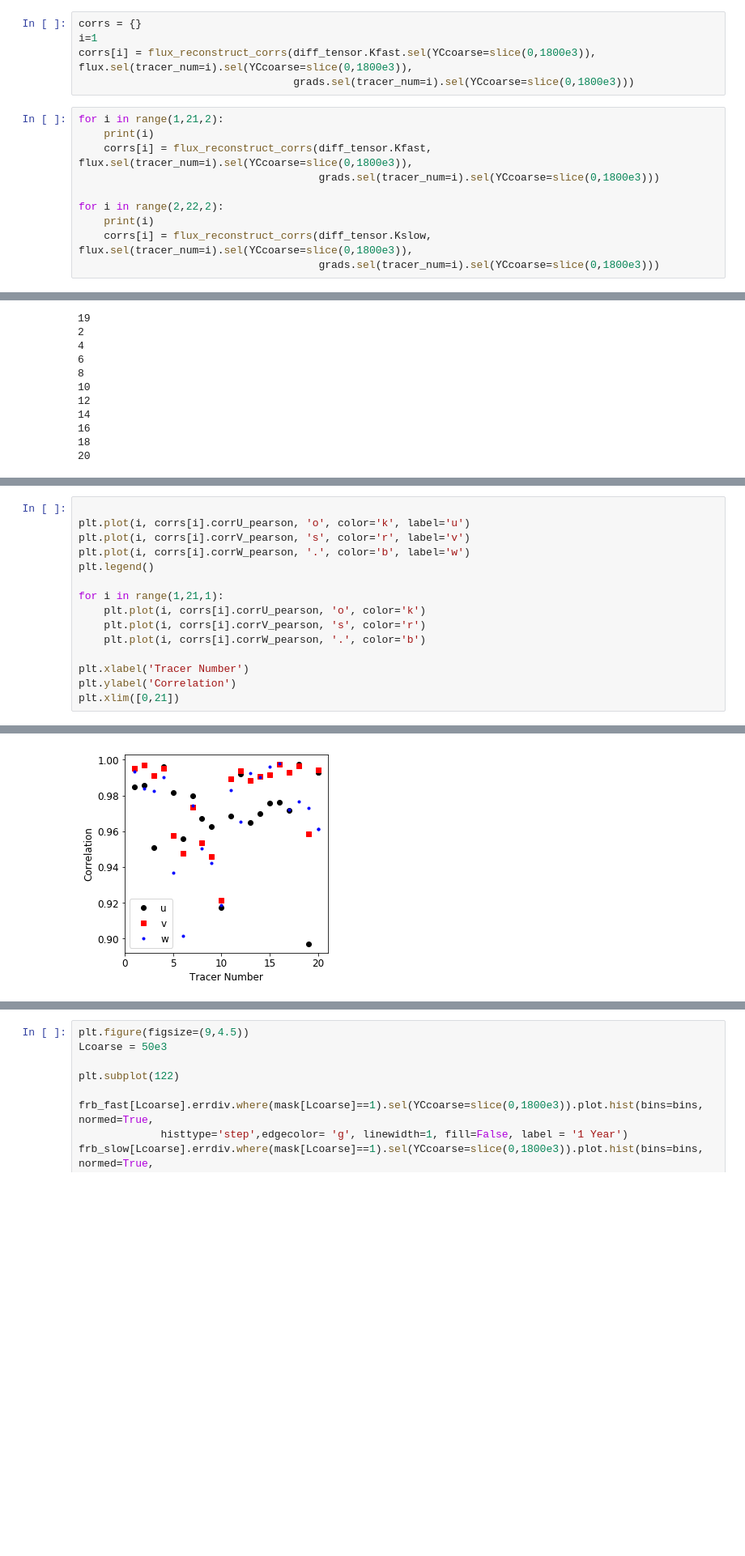
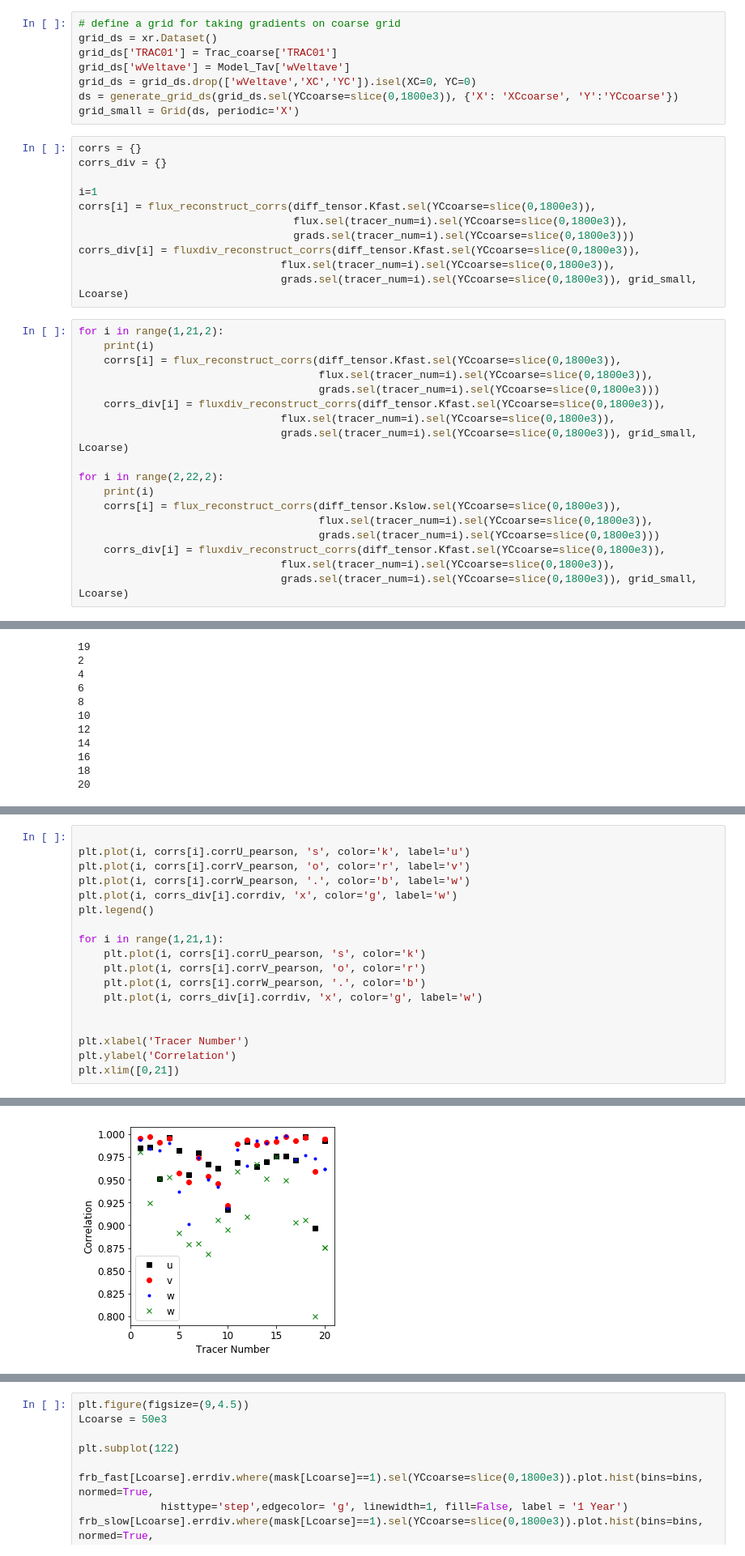
Before and after one commit to ocean-transport/3D_tracer_inversion, a Jupyter notebook: Channel_sponge/Error_correlations.ipynb, the cells around one changed output, grey strips where cells are left out. Shown at 81% size. Drawn from its saved outputs; the diff is of its cells as text; blank space fills up the shorter version.

```diff
--- a/Channel_sponge/Error_correlations.ipynb
+++ b/Channel_sponge/Error_correlations.ipynb
@@ -263,21 +368,43 @@ fluxT = xr.Dataset({'UpCp':T_coarse.UpTp, 'VpCp':T_coarse.VpTp, 'WpCp':T_coarse.
 gradT = xr.Dataset({'dCdx':T_coarse.T_X, 'dCdy':T_coarse.T_Y, 'dCdz':T_coarse.T_Z})
 flux = xr.Dataset({'UpCp':UpCp, 'VpCp':VpCp, 'WpCp':WpCp})
 grads = xr.Dataset({'dCdx':dCdx, 'dCdy':dCdy, 'dCdz':dCdz})
+# %%
+# define a grid for taking gradients on coarse grid
+grid_ds = xr.Dataset()
+grid_ds['TRAC01'] = Trac_coarse['TRAC01']
+grid_ds['wVeltave'] = Model_Tav['wVeltave']
+grid_ds = grid_ds.drop(['wVeltave','XC','YC']).isel(XC=0, YC=0)
+ds = generate_grid_ds(grid_ds.sel(YCcoarse=slice(0,1800e3)), {'X': 'XCcoarse', 'Y':'YCcoarse'})
+grid_small = Grid(ds, periodic='X')
 # %%
 corrs = {}
+corrs_div = {}
+
 i=1
-corrs[i] = flux_reconstruct_corrs(diff_tensor.Kfast.sel(YCcoarse=slice(0,1800e3)), flux.sel(tracer_num=i).sel(YCcoarse=slice(0,1800e3)),
+corrs[i] = flux_reconstruct_corrs(diff_tensor.Kfast.sel(YCcoarse=slice(0,1800e3)),
+                                  flux.sel(tracer_num=i).sel(YCcoarse=slice(0,1800e3)),
                                   grads.sel(tracer_num=i).sel(YCcoarse=slice(0,1800e3)))
+corrs_div[i] = fluxdiv_reconstruct_corrs(diff_tensor.Kfast.sel(YCcoarse=slice(0,1800e3)),
+                                flux.sel(tracer_num=i).sel(YCcoarse=slice(0,1800e3)),
+                                grads.sel(tracer_num=i).sel(YCcoarse=slice(0,1800e3)), grid_small, Lcoarse)
 # %%
 for i in range(1,21,2):
     print(i)
-    corrs[i] = flux_reconstruct_corrs(diff_tensor.Kfast, flux.sel(tracer_num=i).sel(YCcoarse=slice(0,1800e3)),
+    corrs[i] = flux_reconstruct_corrs(diff_tensor.Kfast.sel(YCcoarse=slice(0,1800e3)),
+                                      flux.sel(tracer_num=i).sel(YCcoarse=slice(0,1800e3)),
                                       grads.sel(tracer_num=i).sel(YCcoarse=slice(0,1800e3)))
+    corrs_div[i] = fluxdiv_reconstruct_corrs(diff_tensor.Kfast.sel(YCcoarse=slice(0,1800e3)),
+                                flux.sel(tracer_num=i).sel(YCcoarse=slice(0,1800e3)),
+                                grads.sel(tracer_num=i).sel(YCcoarse=slice(0,1800e3)), grid_small, Lcoarse)
 
 for i in range(2,22,2):
     print(i)
-    corrs[i] = flux_reconstruct_corrs(diff_tensor.Kslow, flux.sel(tracer_num=i).sel(YCcoarse=slice(0,1800e3)),
+    corrs[i] = flux_reconstruct_corrs(diff_tensor.Kslow.sel(YCcoarse=slice(0,1800e3)),
+                                      flux.sel(tracer_num=i).sel(YCcoarse=slice(0,1800e3)),
                                       grads.sel(tracer_num=i).sel(YCcoarse=slice(0,1800e3)))
+    corrs_div[i] = fluxdiv_reconstruct_corrs(diff_tensor.Kfast.sel(YCcoarse=slice(0,1800e3)),
+                                flux.sel(tracer_num=i).sel(YCcoarse=slice(0,1800e3)),
+                                grads.sel(tracer_num=i).sel(YCcoarse=slice(0,1800e3)), grid_small, Lcoarse)
 # %% [output]
 1
 3
@@ -322,18 +429,21 @@ corrs
 # %%
 
-plt.plot(i, corrs[i].corrU_pearson, 'o', color='k', label='u')
-plt.plot(i, corrs[i].corrV_pearson, 's', color='r', label='v')
+plt.plot(i, corrs[i].corrU_pearson, 's', color='k', label='u')
+plt.plot(i, corrs[i].corrV_pearson, 'o', color='r', label='v')
 plt.plot(i, corrs[i].corrW_pearson, '.', color='b', label='w')
+plt.plot(i, corrs_div[i].corrdiv, 'x', color='g', label='w')
 plt.legend()
 
 for i in range(1,21,1):
-    plt.plot(i, corrs[i].corrU_pearson, 'o', color='k')
-    plt.plot(i, corrs[i].corrV_pearson, 's', color='r')
+    plt.plot(i, corrs[i].corrU_pearson, 's', color='k')
+    plt.plot(i, corrs[i].corrV_pearson, 'o', color='r')
     plt.plot(i, corrs[i].corrW_pearson, '.', color='b')
+    plt.plot(i, corrs_div[i].corrdiv, 'x', color='g', label='w')
+
 
 plt.xlabel('Tracer Number')
 plt.ylabel('Correlation')
 plt.xlim([0,21])
 # %% [output]
 (0, 21)
-[figure, old version]
+[figure, new version]
```
Also changed, not shown: parts of 28 cells of this notebook.
